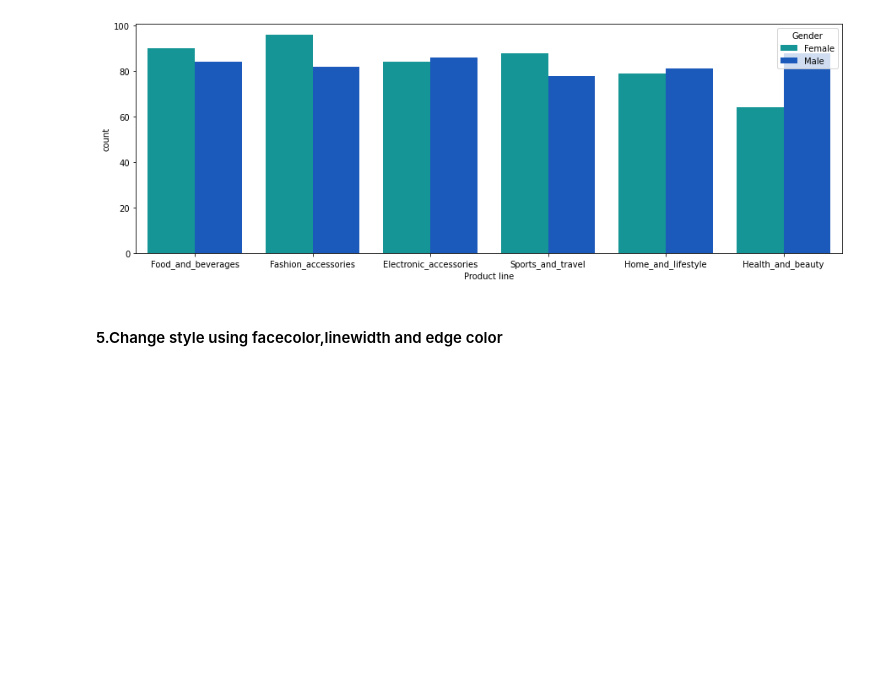
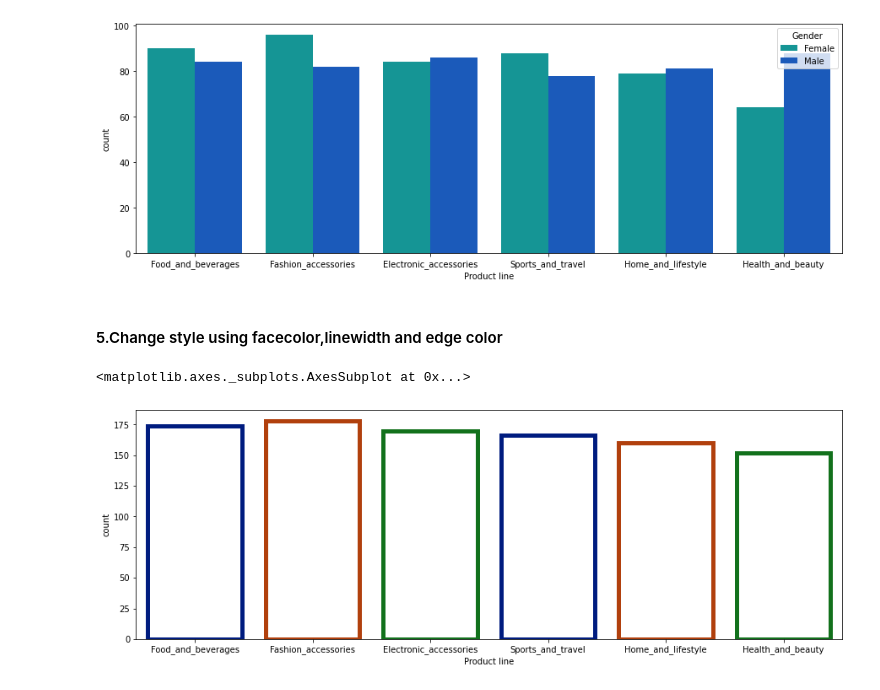
Before and after one commit to SouravBarman001/Machine-Learning, a Jupyter notebook: Seaborn/CountPlot_2.ipynb, the cells around one changed output. Saved outputs shown, nothing was run; the diff lists cells and outputs as text; code cells hidden in the pictures; blank space fills up the shorter version.

```diff
--- a/Seaborn/CountPlot_2.ipynb
+++ b/Seaborn/CountPlot_2.ipynb
@@ -57,4 +57,7 @@ sns.countplot(x="Product line", hue="Gender", data = dataFrame,palette="winter_r
 #### 5.Change style using facecolor,linewidth and edge color
 # %%
 plt.figure(figsize=(15,5))
-sns.countplot(x="Product line", hue="Gender", data = dataFrame,palette="winter_r",facecolor = (0,0,0,0),line)
+sns.countplot(x="Product line", data = dataFrame,facecolor = (0,0,0,0),linewidth=5,edgecolor=sns.color_palette("dark",3))
+# %% [output]
+<matplotlib.axes._subplots.AxesSubplot at 0x...>
+[figure, added]
```
Also changed, not shown: 5 other files.
